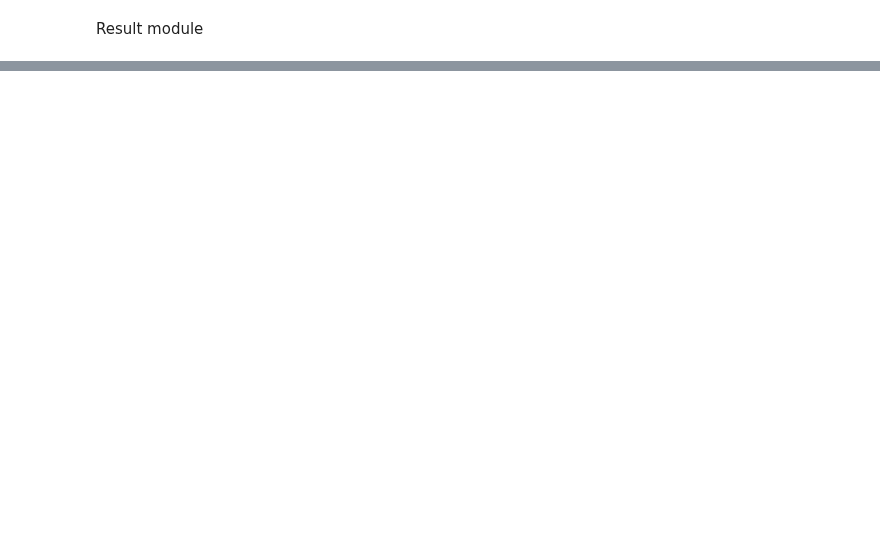
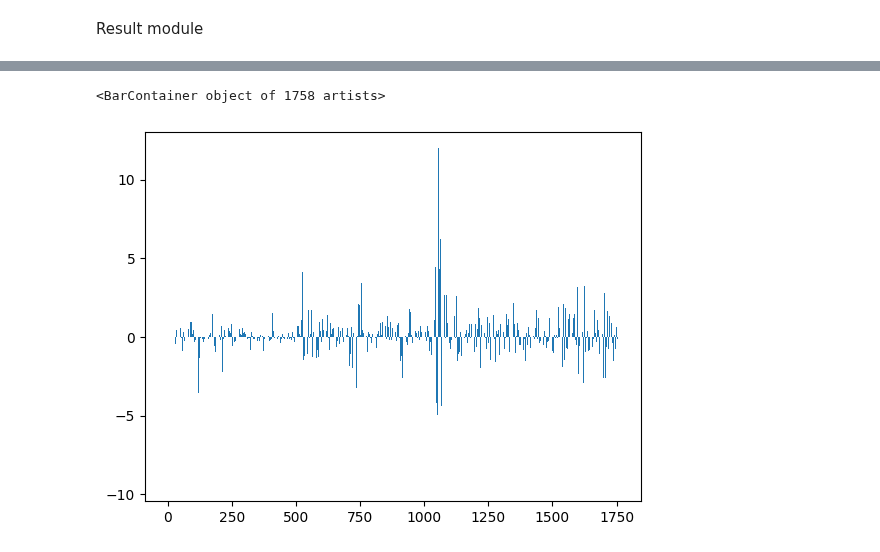
Before and after one commit to ChapnesAl/Tinkoff_Investment, a Jupyter notebook: lessons_and_tests/da_lessons/market_forecast.ipynb, the cells around one changed output, grey strips where cells are left out. Saved outputs shown, nothing was run; the diff lists cells and outputs as text; code cells hidden in the pictures; blank space fills up the shorter version.

```diff
--- a/lessons_and_tests/da_lessons/market_forecast.ipynb
+++ b/lessons_and_tests/da_lessons/market_forecast.ipynb
@@ -473,0 +585,5 @@ df['Sum'].sum()
+# %%
+plt.bar(df1.index, df1['Sum'])
+# %% [output]
+<BarContainer object of 1758 artists>
+[figure, added]
```
Also changed, not shown: parts of 15 cells of this notebook, 3 other files.
